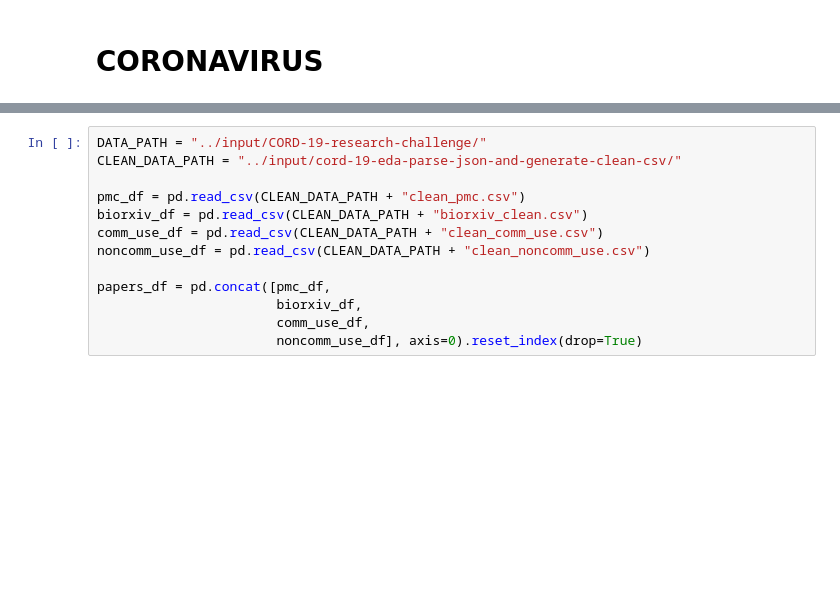
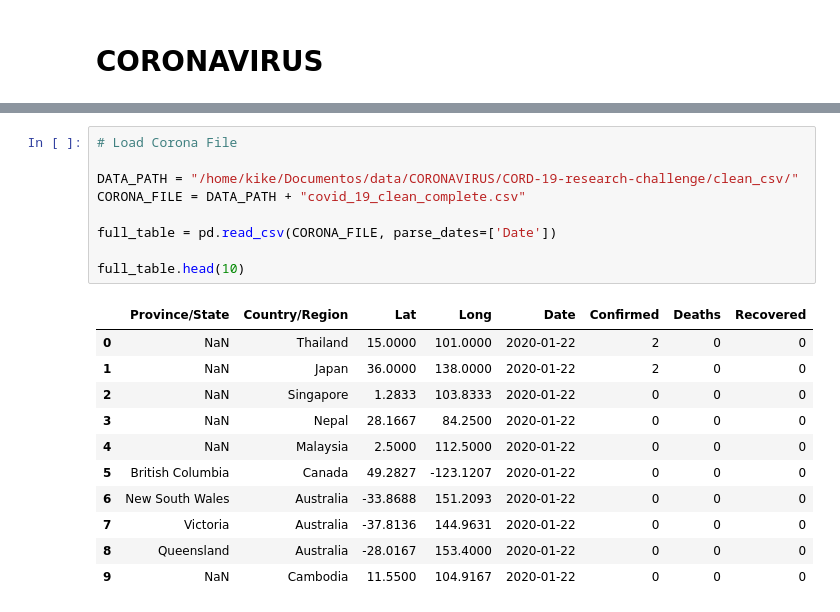
Before and after one commit to quiqueina/Data_Science, a Jupyter notebook: src/CoronaVirus/Coronavirus_Insights.ipynb, the cells around one changed output, grey strips where cells are left out. Drawn from its saved outputs; the diff is of its cells as text; blank space fills up the shorter version.

```diff
--- a/src/CoronaVirus/Coronavirus_Insights.ipynb
+++ b/src/CoronaVirus/Coronavirus_Insights.ipynb
@@ -51,13 +53,21 @@ env: PYTHONHASHSEED=0
-# %%
-DATA_PATH = "../input/CORD-19-research-challenge/"
-CLEAN_DATA_PATH = "../input/cord-19-eda-parse-json-and-generate-clean-csv/"
-
-pmc_df = pd.read_csv(CLEAN_DATA_PATH + "clean_pmc.csv")
-biorxiv_df = pd.read_csv(CLEAN_DATA_PATH + "biorxiv_clean.csv")
-comm_use_df = pd.read_csv(CLEAN_DATA_PATH + "clean_comm_use.csv")
-noncomm_use_df = pd.read_csv(CLEAN_DATA_PATH + "clean_noncomm_use.csv")
-
-papers_df = pd.concat([pmc_df,
-                       biorxiv_df,
-                       comm_use_df,
-                       noncomm_use_df], axis=0).reset_index(drop=True)
+# %%
+# Load Corona File
+
+DATA_PATH = "/home/kike/Documentos/data/CORONAVIRUS/CORD-19-research-challenge/clean_csv/"
+CORONA_FILE = DATA_PATH + "covid_19_clean_complete.csv"
+
+full_table = pd.read_csv(CORONA_FILE, parse_dates=['Date'])
+
+full_table.head(10)
+# %% [output]
+|  | Province/State | Country/Region | Lat | Long | Date | Confirmed | Deaths | Recovered |
+| 0 | NaN | Thailand | 15.0000 | 101.0000 | 2020-01-22 | 2 | 0 | 0 |
+| 1 | NaN | Japan | 36.0000 | 138.0000 | 2020-01-22 | 2 | 0 | 0 |
+| 2 | NaN | Singapore | 1.2833 | 103.8333 | 2020-01-22 | 0 | 0 | 0 |
+| 3 | NaN | Nepal | 28.1667 | 84.2500 | 2020-01-22 | 0 | 0 | 0 |
+| 4 | NaN | Malaysia | 2.5000 | 112.5000 | 2020-01-22 | 0 | 0 | 0 |
+| 5 | British Columbia | Canada | 49.2827 | -123.1207 | 2020-01-22 | 0 | 0 | 0 |
+| 6 | New South Wales | Australia | -33.8688 | 151.2093 | 2020-01-22 | 0 | 0 | 0 |
+| 7 | Victoria | Australia | -37.8136 | 144.9631 | 2020-01-22 | 0 | 0 | 0 |
+| 8 | Queensland | Australia | -28.0167 | 153.4000 | 2020-01-22 | 0 | 0 | 0 |
+| 9 | NaN | Cambodia | 11.5500 | 104.9167 | 2020-01-22 | 0 | 0 | 0 |
```
Also changed, not shown: parts of 20 cells of this notebook, 3 other files.
